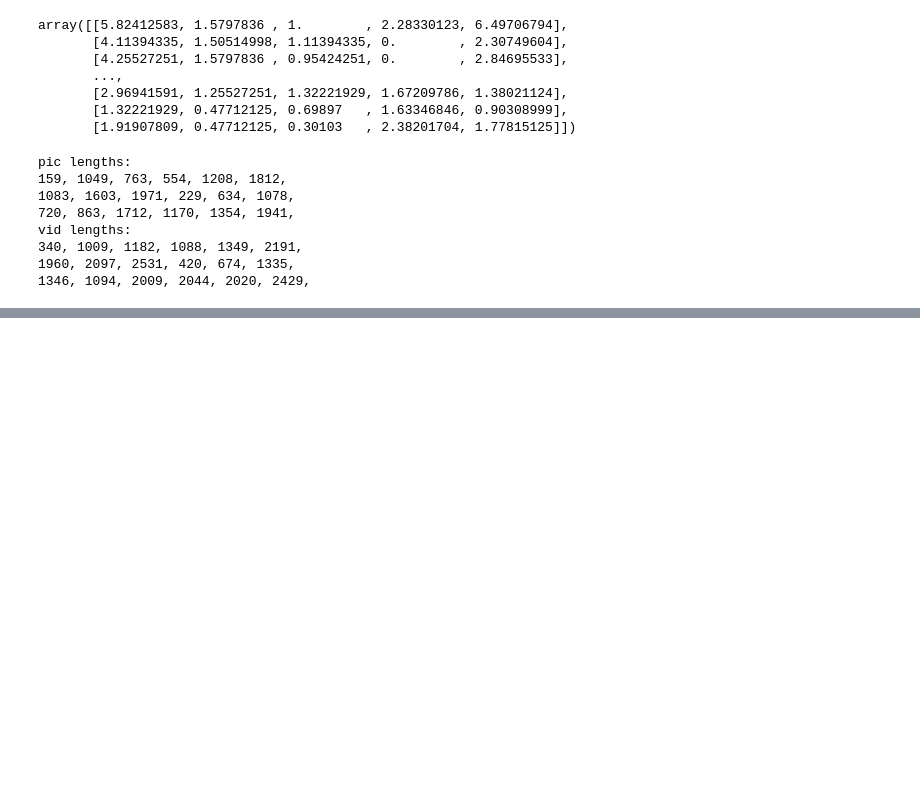
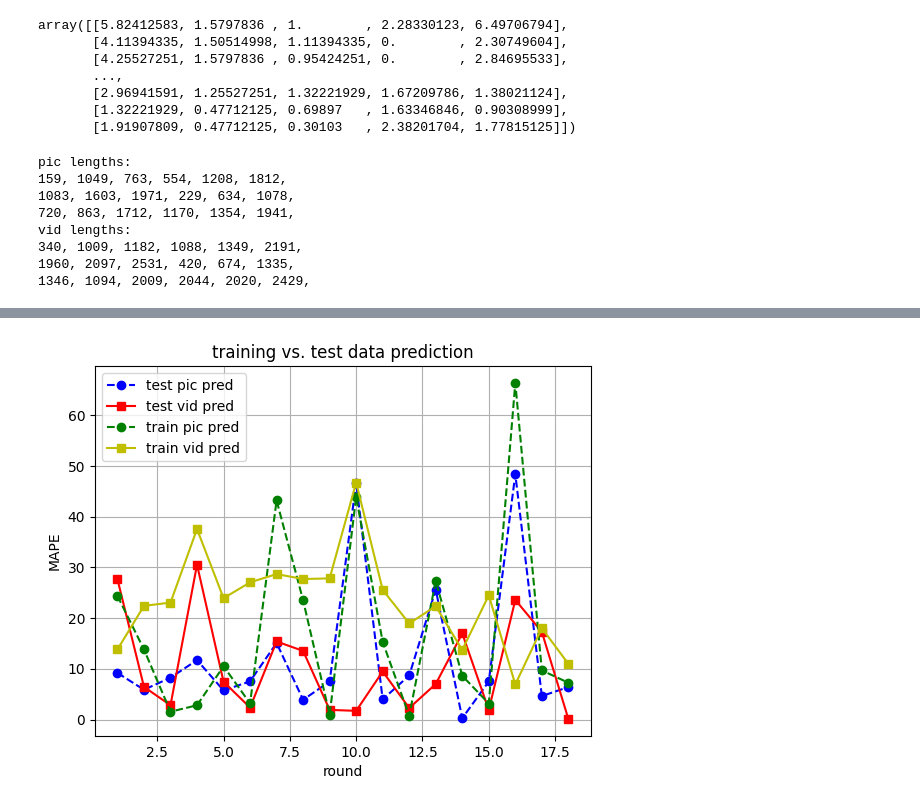
Before and after one commit to TacoStop666/ML_FinalProject, a Jupyter notebook: final_basic_regression.ipynb, the cells around one changed output, grey strips where cells are left out. Saved outputs shown, nothing was run; the diff lists cells and outputs as text; code cells hidden in the pictures; blank space fills up the shorter version.

```diff
--- a/final_basic_regression.ipynb
+++ b/final_basic_regression.ipynb
@@ -423,0 +477,23 @@ plt.show()
+# %%
+x = []
+for i in range(len(td_pic_try)):
+    x.append(i+1)
+y1 = pd_pic_MAPEs
+y2 = pd_vid_MAPEs
+y3 = pic_MAPEs
+y4 = vid_MAPEs
+
+plt.plot(x, y1, linestyle='--', marker='o', color='b', label='test pic pred')
+plt.plot(x, y2, linestyle='-', marker='s', color='r', label='test vid pred')
+plt.plot(x, y3, linestyle='--', marker='o', color='g', label='train pic pred')
+plt.plot(x, y4, linestyle='-', marker='s', color='y', label='train vid pred')
+
+plt.xlabel('round')
+plt.ylabel('MAPE')
+plt.title("training vs. test data prediction")
+plt.legend()
+
+plt.grid(True)
+plt.show()
+# %% [output]
+[figure, added]
```
Also changed, not shown: parts of 17 cells of this notebook.
